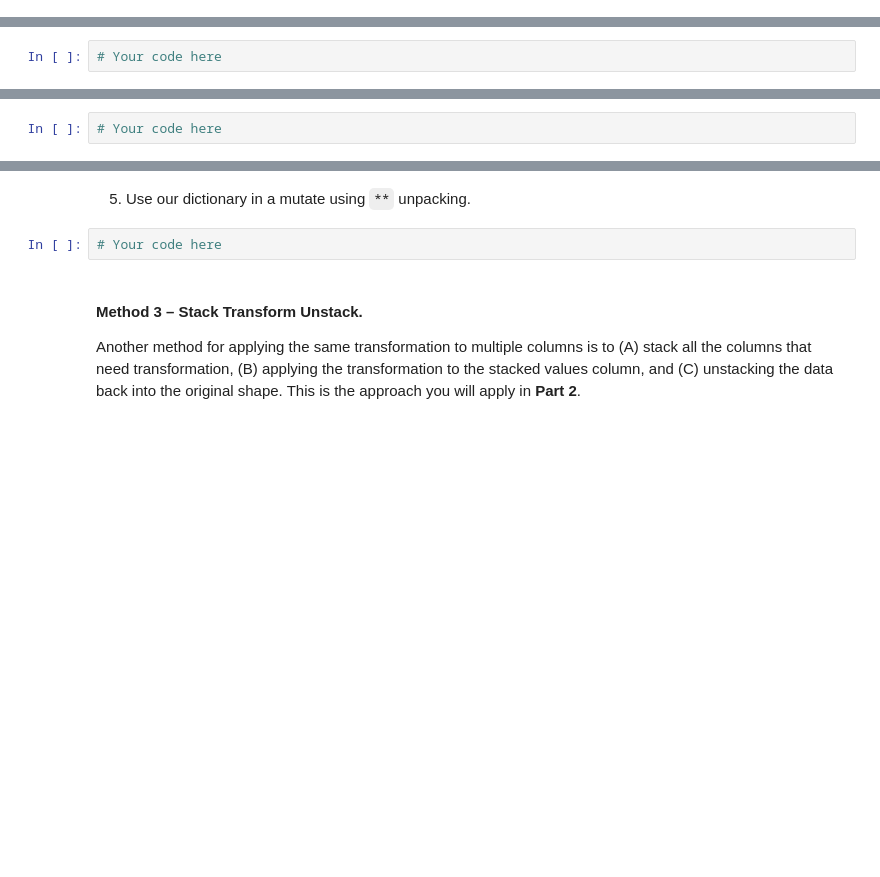
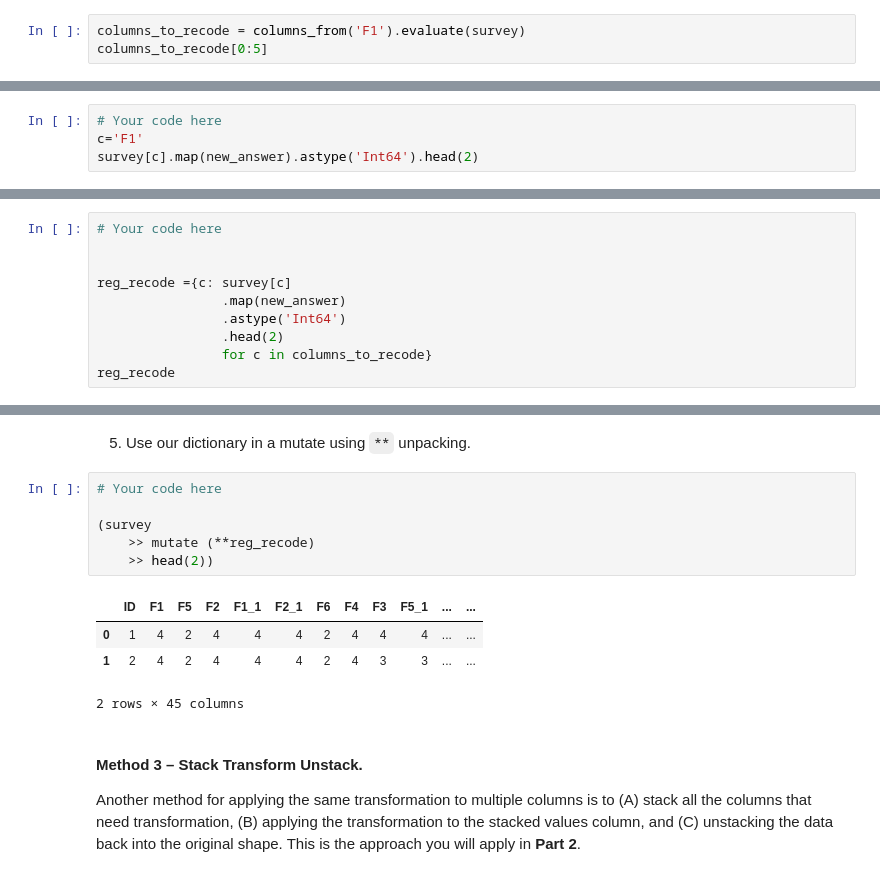
Before and after one commit to mclellanw00/act3_2_recoding_and_aggregating_survey_data, a Jupyter notebook: act3_2_recoding_survey_data.ipynb, the cells around one changed output, grey strips where cells are left out. Drawn from its saved outputs; the diff is of its cells as text; blank space fills up the shorter version.

```diff
--- a/act3_2_recoding_survey_data.ipynb
+++ b/act3_2_recoding_survey_data.ipynb
@@ -162,0 +166,3 @@ similar transformations in [Lecture 3.5](https://github.com/wsu-stat489/module3_
+# %%
+columns_to_recode = columns_from('F1').evaluate(survey)
+columns_to_recode[0:5]
@@ -171,3 +184,5 @@ similar transformations in [Lecture 3.5](https://github.com/wsu-stat489/module3_
     column name with a variable. Rerun to test.
 # %%
 # Your code here
+c='F1'
+survey[c].map(new_answer).astype('Int64').head(2)
@@ -178,3 +197,11 @@ similar transformations in [Lecture 3.5](https://github.com/wsu-stat489/module3_
     test. Clean up the code by packaging the complexity in `lambda` functions.
 # %%
 # Your code here
+
+
+reg_recode ={c: survey[c]
+                .map(new_answer)
+                .astype('Int64')
+                .head(2)
+                for c in columns_to_recode}
+reg_recode
@@ -182,6 +227,15 @@ similar transformations in [Lecture 3.5](https://github.com/wsu-stat489/module3_
 5.  Use our dictionary in a mutate using `**` unpacking.
 # %%
 # Your code here
+
+(survey
+    >> mutate (**reg_recode)
+    >> head(2))
+# %% [output]
+|  | ID | F1 | F5 | F2 | F1_1 | F2_1 | F6 | F4 | F3 | F5_1 | ... | ... |
+| 0 | 1 | 4 | 2 | 4 | 4 | 4 | 2 | 4 | 4 | 4 | ... | ... |
+| 1 | 2 | 4 | 2 | 4 | 4 | 4 | 2 | 4 | 3 | 3 | ... | ... |
+2 rows × 45 columns
 # %% [markdown]
 #### Method 3 – Stack Transform Unstack.
 
```
Also changed, not shown: parts of 5 cells of this notebook.
